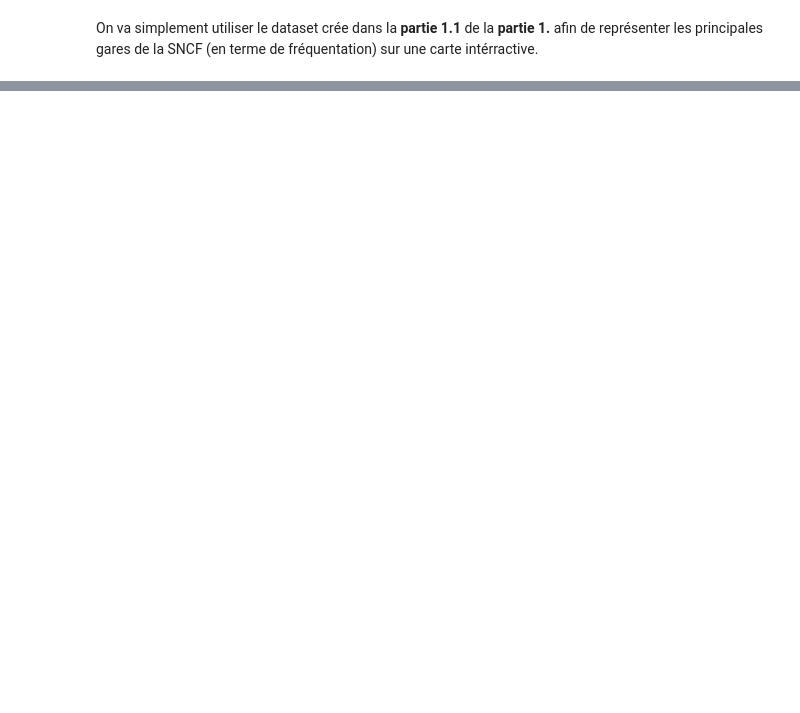
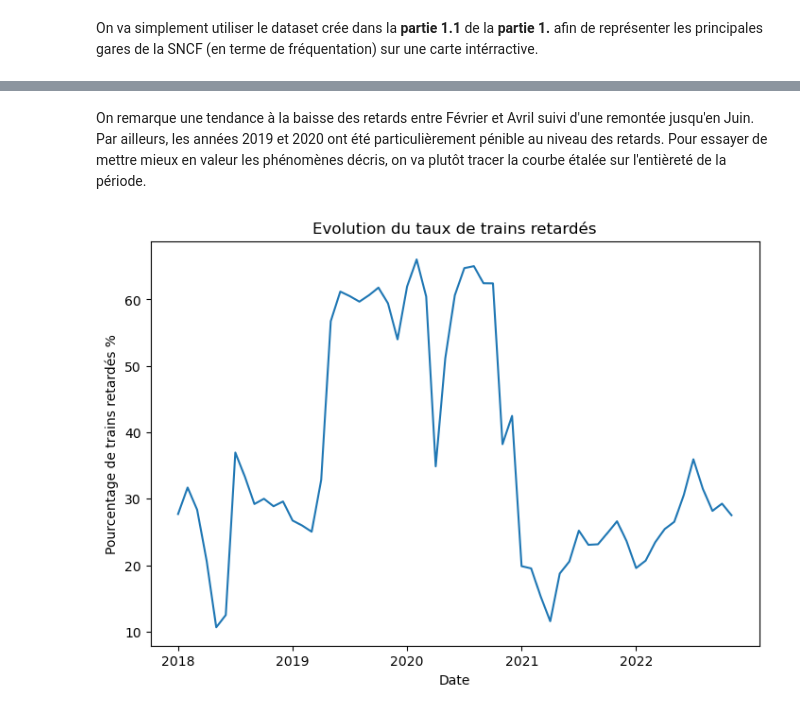
Before and after one commit to DiegoRenaud/Exercice, a Jupyter notebook: Notebook_final.ipynb, the cells around one changed output, grey strips where cells are left out. Cells and saved outputs as stored; diff of their text form; code cells hidden in the pictures; blank space fills up the shorter version.

Commit message:
Début partie Visualisation

```diff
--- a/Notebook_final.ipynb
+++ b/Notebook_final.ipynb
@@ -246,0 +255,10 @@ NameError: name 'folium' is not defined
+# %%
+#définition de la fonction d'aggrégation mensuelle
+def aggreg_mensuel(data,year):
+    df_annulation_annuel = df_retards.loc[(df_retards['annee'] == year),[data,'mois']]
+    A = []
+    for i in range(12):
+        df = df_annulation_annuel.loc[(df_annulation_annuel['mois'] == i+1),[data]]
+        x = np.mean(df[data])
+        A.append(x)
+    return(A)
@@ -246,0 +280,13 @@ NameError: name 'folium' is not defined
+# %% [markdown]
+On remarque une tendance à la baisse des retards entre Février et Avril suivi d'une remontée jusqu'en Juin. Par ailleurs, les années 2019 et 2020 ont été particulièrement pénible au niveau des retards. Pour essayer de mettre mieux en valeur les phénomènes décris, on va plutôt tracer la courbe étalée sur l'entièreté de la période.
+# %%
+R = aggreg_mensuel('prct_nb_train_depart_retard',2018) + aggreg_mensuel('prct_nb_train_depart_retard',2019) + aggreg_mensuel('prct_nb_train_depart_retard',2020) + aggreg_mensuel('prct_nb_train_depart_retard',2021) + aggreg_mensuel('prct_nb_train_depart_retard',2022)
+fig, ax = plt.subplots(figsize=(7, 5), layout='constrained')
+ax.plot(R)
+ax.set_xlabel('Date')
+ax.set_ylabel('Pourcentage de trains retardés %')
+ax.set_title("Evolution du taux de trains retardés")
+plt.xticks([0,12,24,36,48],['2018', '2019', '2020', '2021', '2022'])
+plt.show()
+# %% [output]
+[figure, added]
```
Also changed, not shown: parts of 15 cells of this notebook, 1 other file.
